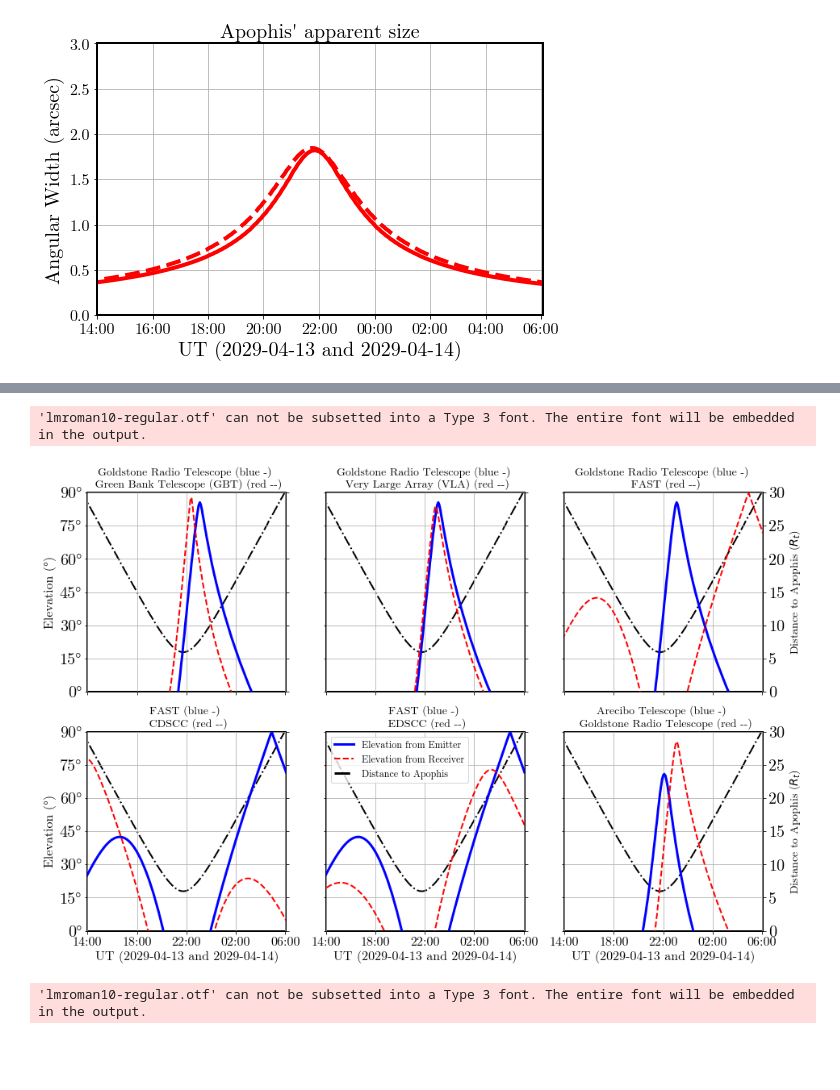
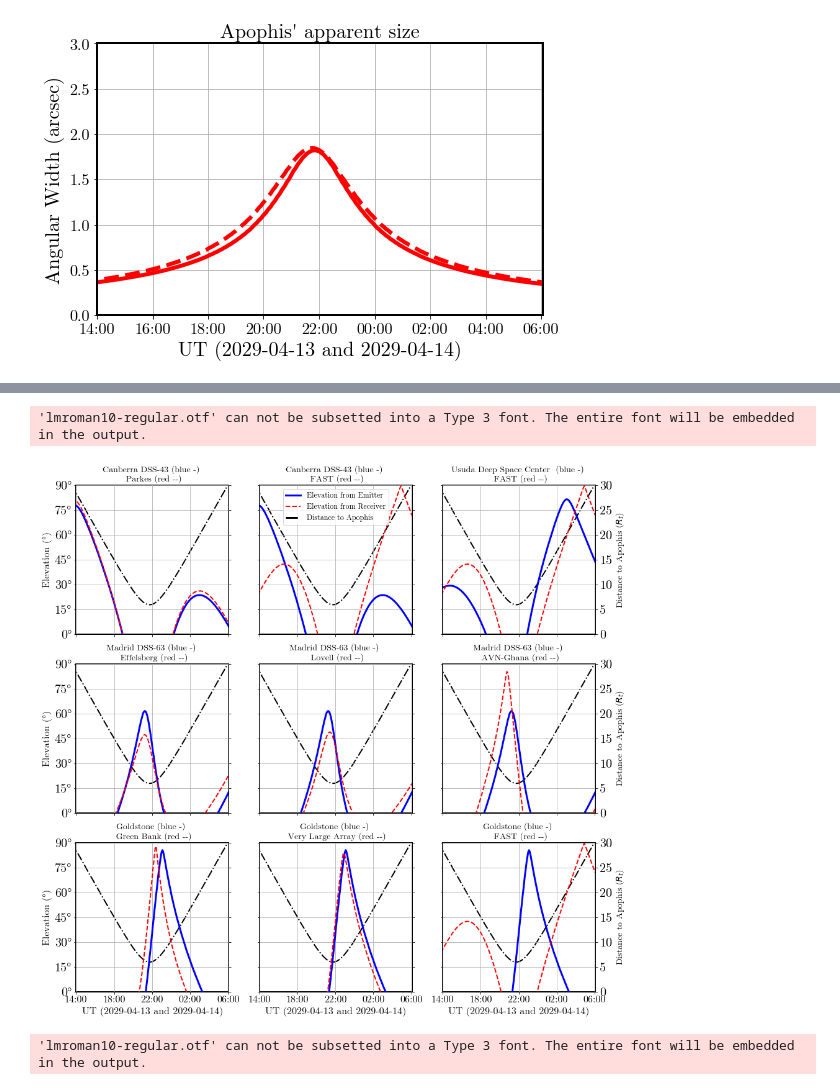
Before and after one commit to AgustinVallejo/Apophis, a Jupyter notebook: New Notebooks/0. Graphs.ipynb, the cells around one changed output, grey strips where cells are left out. Saved outputs shown, nothing was run; the diff lists cells and outputs as text; code cells hidden in the pictures; blank space fills up the shorter version.

Commit message:
Changes to graphs

```diff
--- a/New Notebooks/0. Graphs.ipynb
+++ b/New Notebooks/0. Graphs.ipynb
@@ -129,0 +135,14 @@ radio_pairs = [
+# %%
+radio_pairs = [
+               (radio.iloc[5],radio.iloc[11]), # Canberra vs Parkes
+               (radio.iloc[5],radio.iloc[4]), # Canberra vs Fast
+               (radio.iloc[7],radio.iloc[4]), # Usuda vs Fast
+               (radio.iloc[10],radio.iloc[8]), # Madrid vs Effelsberg
+               (radio.iloc[10],radio.iloc[9]), # Madrid vs Lovell
+               (radio.iloc[10],radio.iloc[12]), # Madrid vs Ghana
+               (radio.iloc[1],radio.iloc[2]), # Goldstone vs GBT
+               (radio.iloc[1],radio.iloc[3]), # Goldstone vs VLA
+               (radio.iloc[1],radio.iloc[4]), # Goldstone vs FAST
+]
+
+[(x.Name,y.Name) for x,y in radio_pairs]
@@ -138,7 +167,7 @@ def axes(ax,i):
     yticks = list(range(0,91,15))
     ax.set_yticks(yticks)
 
-    if i > 2:
+    if i > 5:
         ax.set_xticklabels([ephemeris['datetime_str'][i][-5:] for i in xticks],size=16)
         ax.set_xlabel("UT (2029-04-13 and 2029-04-14)",size=16)
     else:
@@ -150,10 +179,10 @@ def axes(ax,i):
     else:
         ax.set_yticklabels([])
 
-    if i == 4:
+    if i == 1:
         ax.legend(fontsize=12)
 
-fig, axs = plt.subplots(2,3, figsize=(15,10))
+fig, axs = plt.subplots(3,3, figsize=(15,15))
 for i,pairobs in enumerate(radio_pairs):
     obs1, obs2 = pairobs
     pair = utils.observatory_pair(obs1,obs2,ephemeris)
@@ -161,34 +190,34 @@ for i,pairobs in enumerate(radio_pairs):
     ax = axs.flat[i]
     ax2=ax.twinx()
 
     ax2.plot(ephemeris['hours'],ephemeris['delta (Rt)'],'k-.',lw=2)
     ax2.set_yticks([])
 
     ax.set_title(f"{obs1['Name']} (blue -) \n {obs2['Name']} (red --)",size=14)
     ax.plot(ephemeris['hours'],pair['elevation1'],label=f"Elevation from Emitter",lw=3,color='b')
     ax.plot(ephemeris['hours'],pair['elevation2'],'--',label=f"Elevation from Receiver",lw=2,color='r')
     ax.plot([-100],[-100],'k-.',label='Distance to Apophis',lw=3)
     # ax.set_ylabel("Apophis' Elevation (°)",size=14)
     axes(ax,i)
 
     yticks = list(range(0,31,5))
     ax2.set_yticks(yticks)
     ax2.set_yticklabels([])
     ax2.set_ylim([0,30])
 
     if (i+1)%3==0:
         ax2.set_ylabel("Distance to Apophis ($R_t$)",size=14)
         ax2.set_yticklabels(yticks)
 
     ax.set_zorder(ax2.get_zorder()+1)
     ax.set_frame_on(False)
 
 name = "../Figures/fig4_pairs"
 plt.savefig(name+".pdf",bbox_inches='tight')
 plt.savefig(name+".png",bbox_inches='tight')
 # %% [output]
 'lmroman10-regular.otf' can not be subsetted into a Type 3 font. The entire font will be embedded in the output.
-[figure, old version]
+[figure, new version]
 # %%
 def add_arrow(line, position=None, direction='right', size=15, color=None):
     """
```
Also changed, not shown: parts of 3 cells of this notebook.
